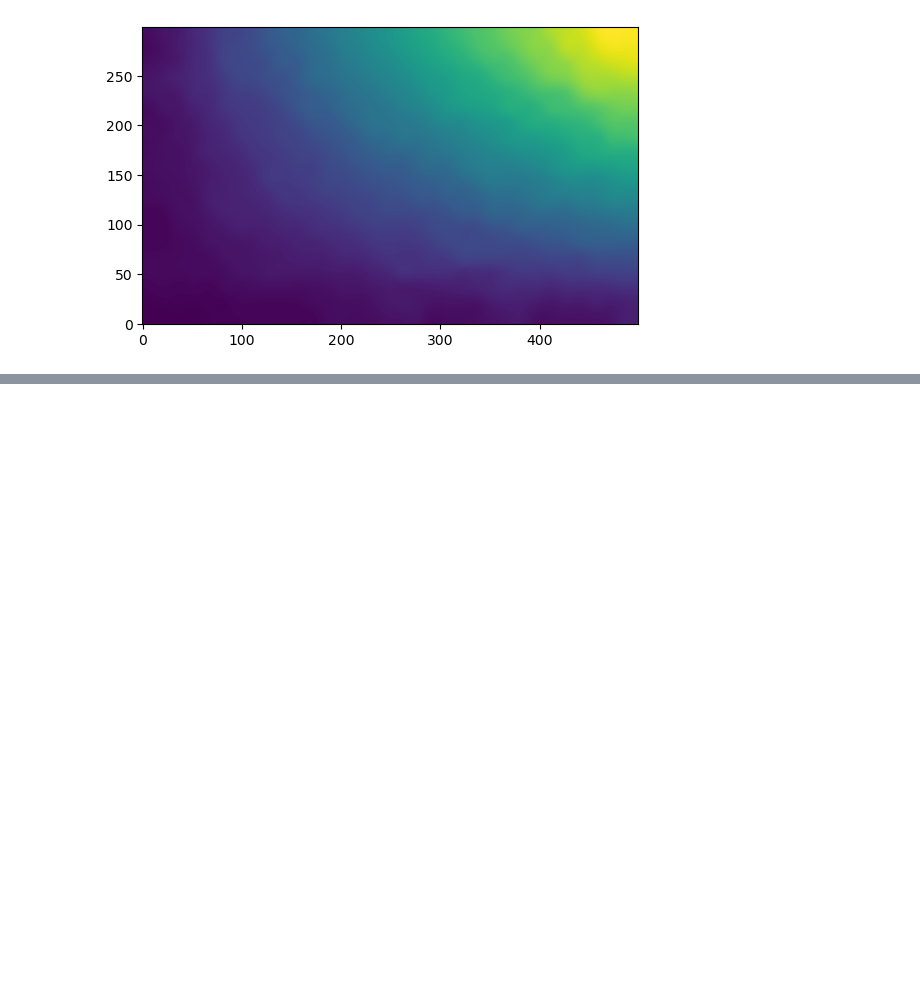
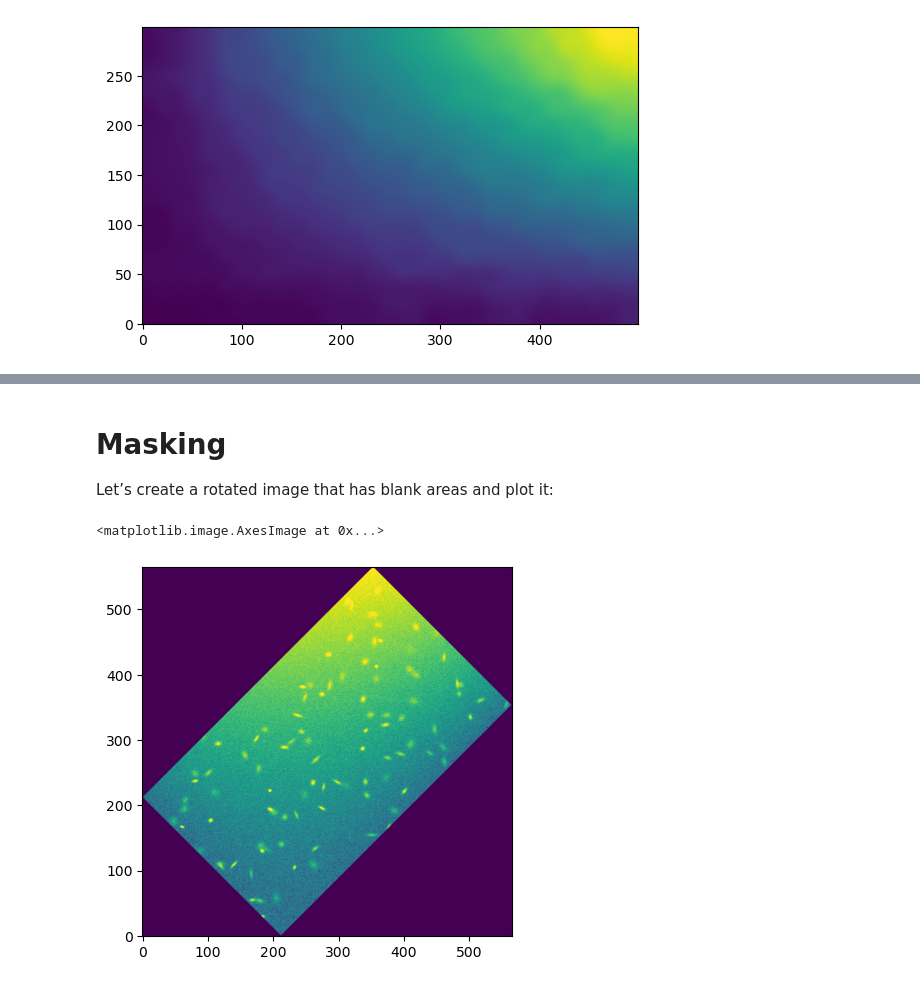
Before and after one commit to sh4rkNy/guide_photutils, a Jupyter notebook: background.ipynb, the cells around one changed output, grey strips where cells are left out. Saved outputs shown, nothing was run; the diff lists cells and outputs as text; code cells hidden in the pictures; blank space fills up the shorter version.

```diff
--- a/background.ipynb
+++ b/background.ipynb
@@ -127,0 +140,16 @@ ax.imshow(bkg.background, origin='lower')
+# %% [markdown]
+# Masking
+
+Let’s create a rotated image that has blank areas and plot it:
+# %%
+from astropy.visualization import simple_norm, ImageNormalize, SqrtStretch
+from scipy.ndimage import rotate
+
+data3 = rotate(data2, -45.0)
+norm = simple_norm(data3, 'sqrt', percent=99.5)
+
+fig, ax = plt.subplots()
+ax.imshow(data3, norm=norm, origin='lower')
+# %% [output]
+<matplotlib.image.AxesImage at 0x...>
+[figure, added]
```
Also changed, not shown: parts of 12 cells of this notebook.
